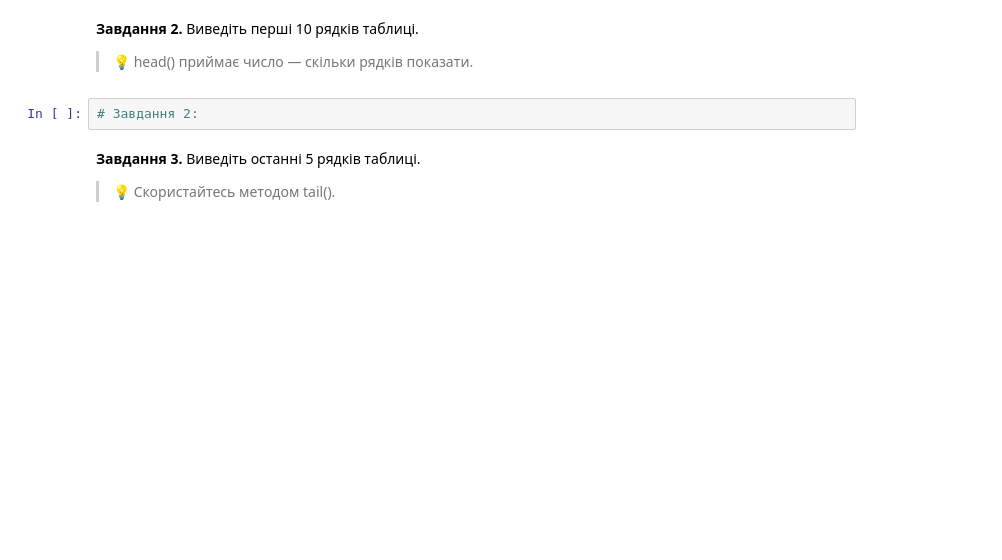
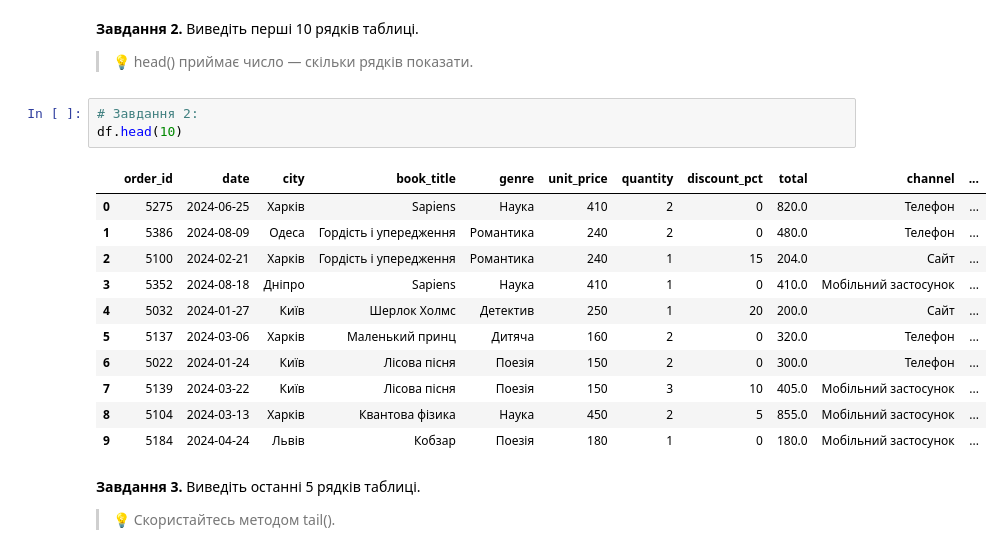
Before and after one commit to volodymyr-holovan/DTA2026, a Jupyter notebook: homework/pandas_practice_120.ipynb, the cells around one changed output. Drawn from its saved outputs; the diff is of its cells as text; blank space fills up the shorter version.

```diff
--- a/homework/pandas_practice_120.ipynb
+++ b/homework/pandas_practice_120.ipynb
@@ -63,6 +71,19 @@ df.head()
 > 💡 head() приймає число — скільки рядків показати.
 # %%
 # Завдання 2:
+df.head(10)
+# %% [output]
+|  | order_id | date | city | book_title | genre | unit_price | quantity | discount_pct | total | channel | ... |
+| 0 | 5275 | 2024-06-25 | Харків | Sapiens | Наука | 410 | 2 | 0 | 820.0 | Телефон | ... |
+| 1 | 5386 | 2024-08-09 | Одеса | Гордість і упередження | Романтика | 240 | 2 | 0 | 480.0 | Телефон | ... |
+| 2 | 5100 | 2024-02-21 | Харків | Гордість і упередження | Романтика | 240 | 1 | 15 | 204.0 | Сайт | ... |
+| 3 | 5352 | 2024-08-18 | Дніпро | Sapiens | Наука | 410 | 1 | 0 | 410.0 | Мобільний застосунок | ... |
+| 4 | 5032 | 2024-01-27 | Київ | Шерлок Холмс | Детектив | 250 | 1 | 20 | 200.0 | Сайт | ... |
+| 5 | 5137 | 2024-03-06 | Харків | Маленький принц | Дитяча | 160 | 2 | 0 | 320.0 | Телефон | ... |
+| 6 | 5022 | 2024-01-24 | Київ | Лісова пісня | Поезія | 150 | 2 | 0 | 300.0 | Телефон | ... |
+| 7 | 5139 | 2024-03-22 | Київ | Лісова пісня | Поезія | 150 | 3 | 10 | 405.0 | Мобільний застосунок | ... |
+| 8 | 5104 | 2024-03-13 | Харків | Квантова фізика | Наука | 450 | 2 | 5 | 855.0 | Мобільний застосунок | ... |
+| 9 | 5184 | 2024-04-24 | Львів | Кобзар | Поезія | 180 | 1 | 0 | 180.0 | Мобільний застосунок | ... |
 # %% [markdown]
 **Завдання 3.** Виведіть останні 5 рядків таблиці.
 
```
Also changed, not shown: parts of 15 cells of this notebook.
